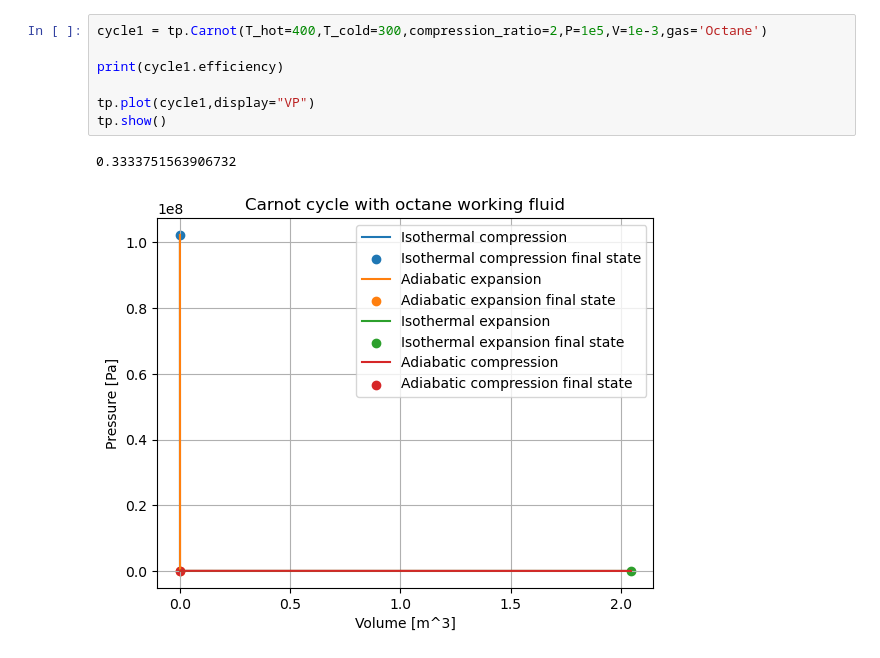
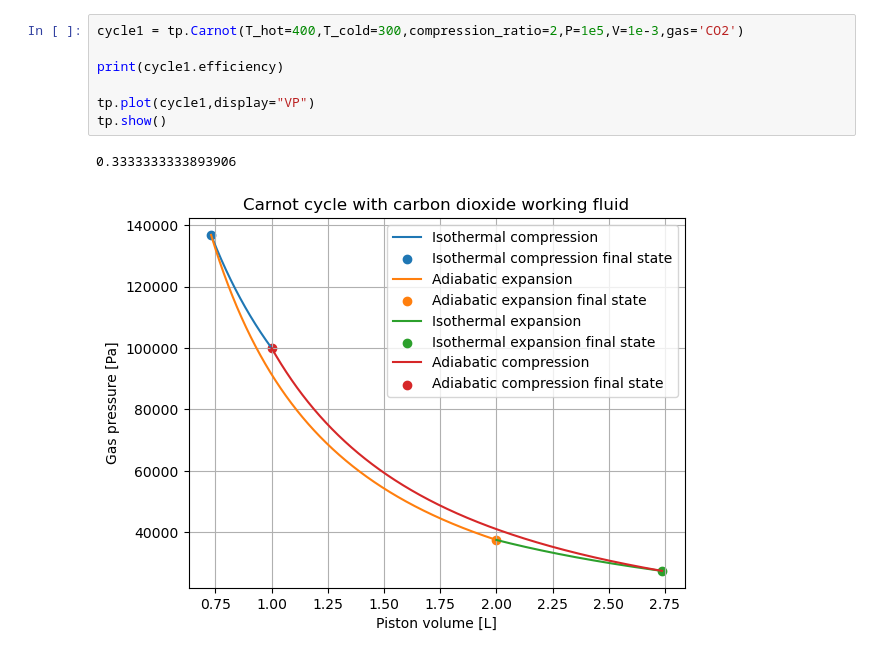
Before and after one commit to Tycho887/TermoPy, a Jupyter notebook: presentation.ipynb, the cells around one changed output. Cells and saved outputs as stored; diff of their text form.

```diff
--- a/presentation.ipynb
+++ b/presentation.ipynb
@@ -14,11 +14,11 @@ tp.show()
 # %%
-cycle1 = tp.Carnot(T_hot=400,T_cold=300,compression_ratio=2,P=1e5,V=1e-3,gas='Octane')
+cycle1 = tp.Carnot(T_hot=400,T_cold=300,compression_ratio=2,P=1e5,V=1e-3,gas='CO2')
 
 print(cycle1.efficiency)
 
 tp.plot(cycle1,display="VP")
 tp.show()
 # %% [output]
-0.3333751563906732
+0.3333333333893906
-[figure, old version]
+[figure, new version]
 # %%
```
Also changed, not shown: parts of 3 cells of this notebook.
